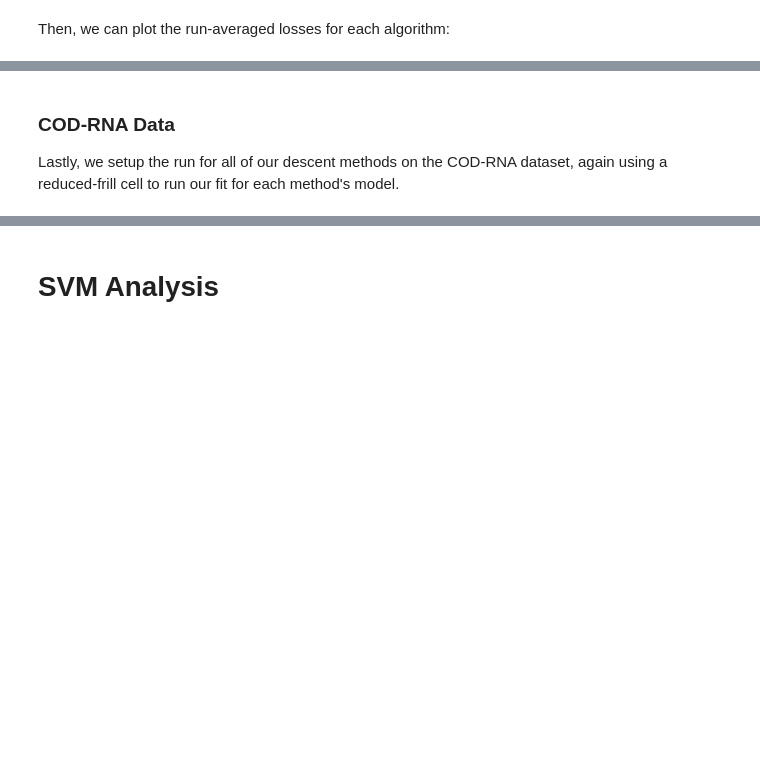
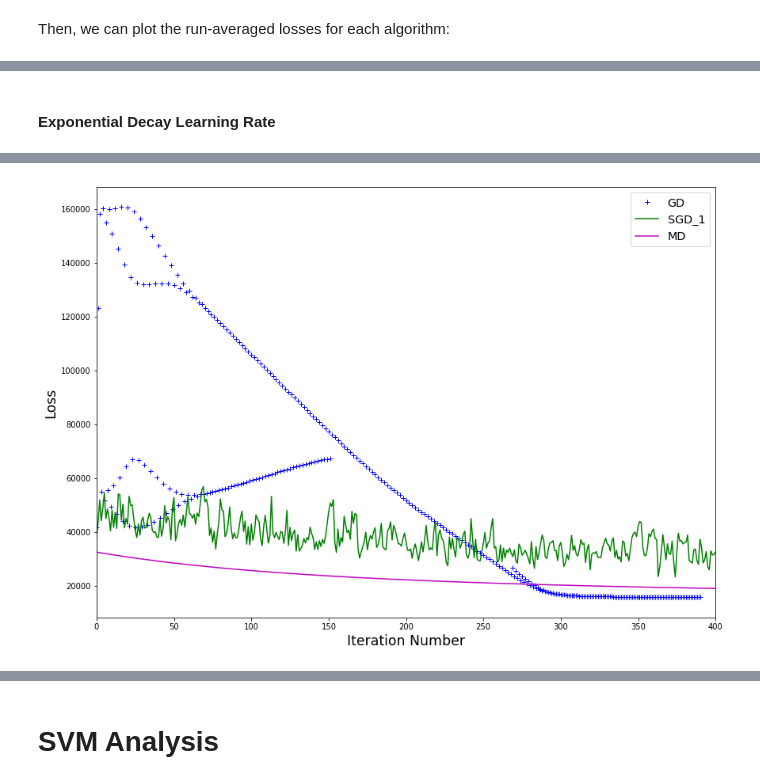
Before and after one commit to pklinkmueller/mlo_final_project, a Jupyter notebook: Logistic_Regression_Analysis.ipynb, the cells around one changed output, grey strips where cells are left out. Saved outputs shown, nothing was run; the diff lists cells and outputs as text; code cells hidden in the pictures; blank space fills up the shorter version.

```diff
--- a/Logistic_Regression_Analysis.ipynb
+++ b/Logistic_Regression_Analysis.ipynb
@@ -500,29 +502,40 @@ plot_losses(mnist_gd_loss, mnist_sgd_1_loss, mnist_sgd_10_loss,
+# %% [markdown]
+#### Exponential Decay Learning Rate
 # %%
-# initialize our learning rate object
-lr_gd = PolyDecayRate(0.01, 0.0001)
-lr_sgd = PolyDecayRate(0.01, 0.00001)
-lr_md = PolyDecayRate(0.1, 0.00001)
-# initialize our descent methods
+# instantiate our learning rate objects
+lr_gd = ExpDecayRate(0.0001, 0.00001)
+lr_sgd = ExpDecayRate(0.00001, 0.000001)
+lr_md = ExpDecayRate(0.00001, 0.00001)
+
+# instantiate our descent methods
 gd = GradientDescent()
 sgd_1 = GradientDescent()
 md = MirrorDescent()
-# initialize logistic regression models
-gd_log = LogisticRegression(gd, lr_gd, 2000, mnist_n, rel_conv)
-sgd_1_log = LogisticRegression(sgd_1, lr_sgd, 2000, 1, rel_conv)
-md_log = LogisticRegression(md, lr_md, 2000, mnist_n, rel_conv)
+
+# instantiate logistic regression models
+gd_log = LogisticRegression(gd, lr_gd, 2500, cod_n, rel_conv)
+sgd_1_log = LogisticRegression(sgd_1, lr_sgd, 3000, 1, rel_conv)
+md_log = LogisticRegression(md, lr_md, 2000, cod_n, rel_conv)
+
 # fit the models...
 print('Fitting gradient descent:')
-mnist_gd_loss = gd_log.fit(mnist_X_train, mnist_y_train)
+gd_loss, gd_time = gd_log.fit(cod_X_train, cod_y_train, True)
 print('\nFitting stochastic gradient descent, batch size = 1:')
-mnist_sgd_1_loss = sgd_1_log.fit(mnist_X_train, mnist_y_train)
+sgd_1_loss, sgd_1_time = sgd_1_log.fit(cod_X_train, cod_y_train, True)
 print('\nFitting mirror descent:')
-mnist_md_loss = md_log.fit(mnist_X_train, mnist_y_train)
+md_loss, md_time = md_log.fit(cod_X_train, cod_y_train, True)
+
 # print the test accuracies for each model
-acc = check_accuracy(gd_log, mnist_X_test, mnist_y_test)
+acc = check_accuracy(gd_log, cod_X_test, cod_y_test)
 print("\n\nGD Accuracy: {0:.2f}%".format(acc * 100))
-acc = check_accuracy(sgd_1_log, mnist_X_test, mnist_y_test)
+acc = check_accuracy(sgd_1_log, cod_X_test, cod_y_test)
 print("SGD 1 Accuracy: {0:.2f}%".format(acc * 100))
-acc = check_accuracy(md_log, mnist_X_test, mnist_y_test)
+acc = check_accuracy(md_log, cod_X_test, cod_y_test)
 print("MD Accuracy: {0:.2f}%".format(acc * 100))
+
+# run all model fits 4 more times for loss plotting
+gd_loss, sgd_1_loss, md_loss = logreg_cod_exp_runs(gd_loss, sgd_1_loss, md_loss, cod_n, cod_X_train, cod_y_train)
+
 # plot the loss convergences for each model
-plot_dynamic_losses(mnist_gd_loss, mnist_sgd_1_loss, mnist_md_loss)
+plot_dynamic_losses(gd_loss, sgd_1_loss, md_loss)
+# %% [output]
@@ -529,3 +561 @@ plot_dynamic_losses(mnist_gd_loss, mnist_sgd_1_loss, mnist_md_loss)
+[figure, added]
-# %% [markdown]
-### COD-RNA Data
-Lastly, we setup the run for all of our descent methods on the COD-RNA dataset, again using a reduced-frill cell to run our fit for each method's model.
```
Also changed, not shown: parts of 74 cells of this notebook, 3 other files.
